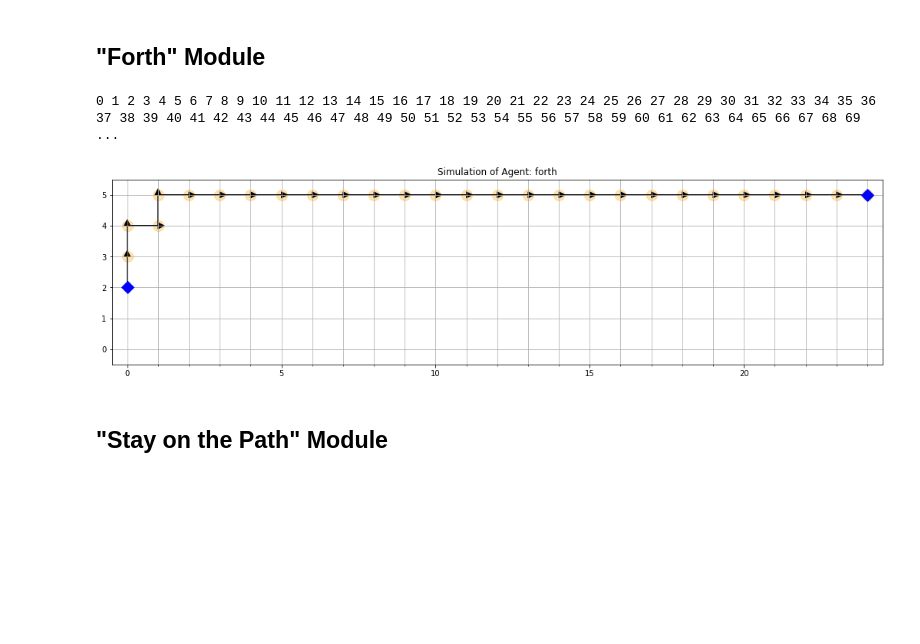
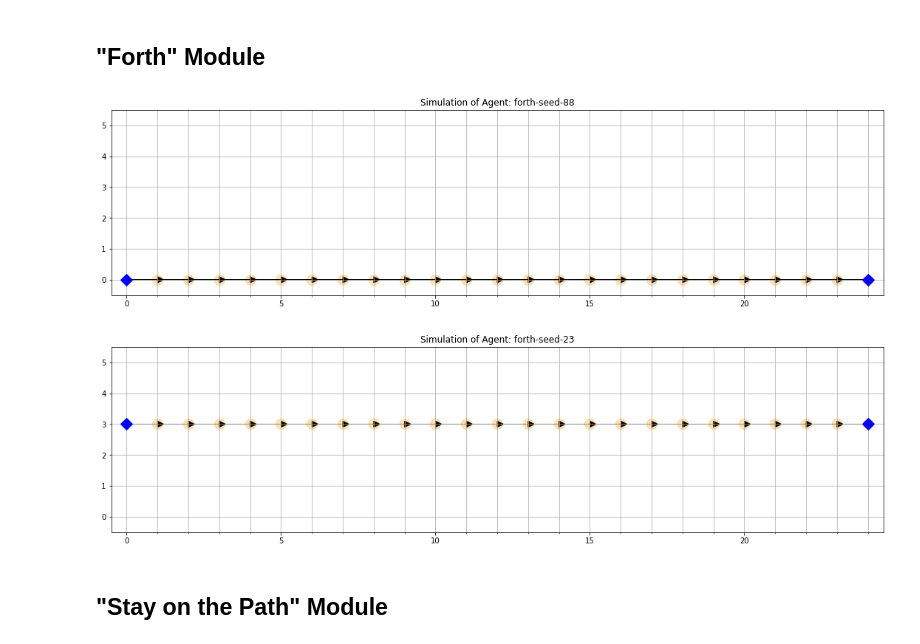
Before and after one commit to gail-yxie/Machine-Learning, a Jupyter notebook: reinforcement-learning/hw6-rl.ipynb, the cells around one changed output. Cells and saved outputs as stored; diff of their text form; code cells hidden in the pictures; blank space fills up the shorter version.

```diff
--- a/reinforcement-learning/hw6-rl.ipynb
+++ b/reinforcement-learning/hw6-rl.ipynb
@@ -34,6 +34,7 @@ class QTable:
             self.qtable[s] = {}
             for a in self.actions:
                 self.qtable[s][a] = 0.0
+        self.change = 0
 
     def get_action(self, state):
         if np.random.uniform() > self.eps:
@@ -58,7 +59,7 @@ class QTable:
 def plot_results(env, title):
 
     # plot grid
-    fig = plt.figure(figsize=(18,6))
+    fig = plt.figure(figsize=(15,6))
     ax = fig.add_subplot(1, 1, 1)
     plt.xlim(-.5, env.col-0.5)
     plt.ylim(-.5, env.row-0.5)
@@ -94,6 +95,7 @@ def plot_results(env, title):
                   head_width=0.2, head_length=0.2, fc='k', ec='k')
         last = env.trace['pos'][i]
     plt.title(f"Simulation of Agent: {title}")
+    plt.tight_layout()
     plt.savefig(f"./plots/{title}.pdf")
     plt.show()
 # %%
@@ -102,17 +104,13 @@ def train(env_class, episodes, max_iter=500):
     qt = QTable(env)
 
     for ep in range(episodes):
-        print(ep, end=' ')
-        env = env_class(col=25, row=6, seed=23+np.random.randint(100))
+        env = env_class(col=25, row=6, seed=23+np.random.randint(int(1e5)))
         qt.env = env
         next_state = qt.env.init
         i = 0
         while qt.env.cur_pos[0] != qt.env.col-1 and i<max_iter:
             next_state = qt.update(next_state, training=True)
             i=i+1
-
-        if (ep+1)%1000 ==0:
-                print("\n")
     return qt
 # %%
 def simulate(qt, env_class, seed, max_iter=1e3):
@@ -163,18 +161,17 @@ class EnvForth:
             return 100
         elif next_state[0] > state[0]:
             return 5
-        elif next_state[0] < state[0]:
+        elif next_state[0] <= state[0]:
             return -5
-        else:
-            return 0
 # %%
 env_forth = EnvForth
-qt_forth = train(env_forth, episodes=500)
-sample = simulate(qt_forth, env_forth, seed=888)
-plot_results(sample, "forth")
+qt_forth = train(env_forth, episodes=int(1e4))
+for seed in [88, 23]:
+    sample = simulate(qt_forth, env_forth, seed=seed)
+    plot_results(sample, f"forth-seed-{seed}")
 # %% [output]
-0 1 2 3 4 5 6 7 8 9 10 11 12 13 14 15 16 17 18 19 20 21 22 23 24 25 26 27 28 29 30 31 32 33 34 35 36 37 38 39 40 41 42 43 44 45 46 47 48 49 50 51 52 53 54 55 56 57 58 59 60 61 62 63 64 65 66 67 68 69  ...
-[figure, old version]
+[figure, new version]
+[figure, added]
 # %% [markdown]
 ## "Stay on the Path" Module
 # %%
```
Also changed, not shown: parts of 6 cells of this notebook, 10 other files.
